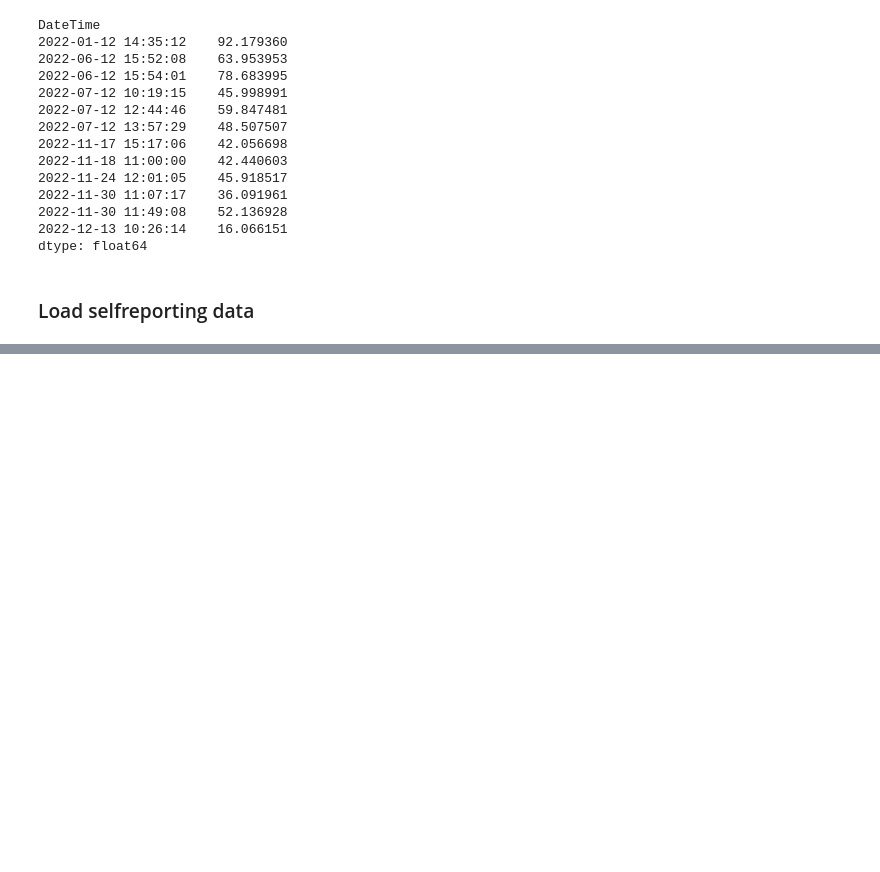
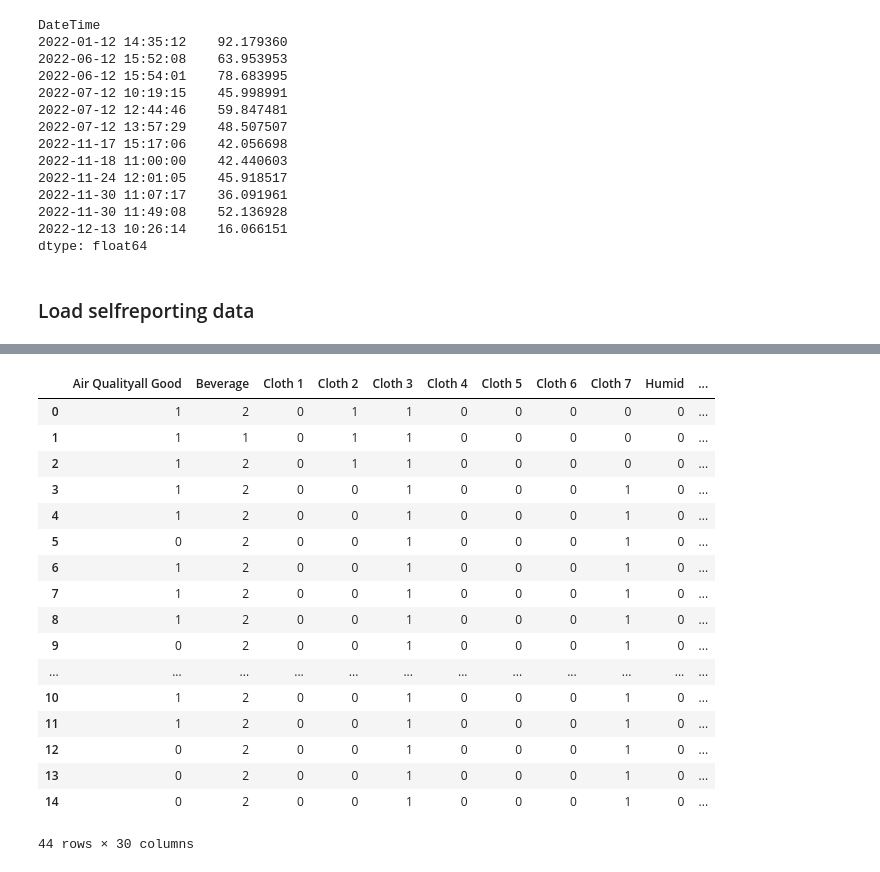
Before and after one commit to AvansETI/SmartGridAI, a Jupyter notebook: B4B Human Well-being using HRV/b4b-comfort-model/Notebook.ipynb, the cells around one changed output, grey strips where cells are left out. Drawn from its saved outputs; the diff is of its cells as text; code cells hidden in the pictures; blank space fills up the shorter version.

```diff
--- a/B4B Human Well-being using HRV/b4b-comfort-model/Notebook.ipynb
+++ b/B4B Human Well-being using HRV/b4b-comfort-model/Notebook.ipynb
@@ -144,0 +147,3 @@ dfself.head(n=40)
+# %%
+df = dfself
+df
@@ -144,0 +169,35 @@ dfself.head(n=40)
+# %%
+def bool_to_num(val):
+    if val.lower() == "yes": return 1
+    return 0
+# %%
+columns = ["Air Qualityall Good", "Smelly", "Stuffy", "Suffocating", "Humid"]
+for i in columns:
+    df[i] = df[i].apply(lambda x: bool_to_num(x))
+
+for i in range(1, 8):
+    column = f"Cloth {i}"
+    df[column] = df[column].apply(lambda x: bool_to_num(x))
+
+dummies = ["Duration Of Location", "Eat Recent", "Location"]
+df = pd.get_dummies(df, columns=dummies)
+df
+# %% [output]
+|  | Air Qualityall Good | Beverage | Cloth 1 | Cloth 2 | Cloth 3 | Cloth 4 | Cloth 5 | Cloth 6 | Cloth 7 | Humid | ... |
+| 0 | 1 | 2 | 0 | 1 | 1 | 0 | 0 | 0 | 0 | 0 | ... |
+| 1 | 1 | 1 | 0 | 1 | 1 | 0 | 0 | 0 | 0 | 0 | ... |
+| 2 | 1 | 2 | 0 | 1 | 1 | 0 | 0 | 0 | 0 | 0 | ... |
+| 3 | 1 | 2 | 0 | 0 | 1 | 0 | 0 | 0 | 1 | 0 | ... |
+| 4 | 1 | 2 | 0 | 0 | 1 | 0 | 0 | 0 | 1 | 0 | ... |
+| 5 | 0 | 2 | 0 | 0 | 1 | 0 | 0 | 0 | 1 | 0 | ... |
+| 6 | 1 | 2 | 0 | 0 | 1 | 0 | 0 | 0 | 1 | 0 | ... |
+| 7 | 1 | 2 | 0 | 0 | 1 | 0 | 0 | 0 | 1 | 0 | ... |
+| 8 | 1 | 2 | 0 | 0 | 1 | 0 | 0 | 0 | 1 | 0 | ... |
+| 9 | 0 | 2 | 0 | 0 | 1 | 0 | 0 | 0 | 1 | 0 | ... |
+| ... | ... | ... | ... | ... | ... | ... | ... | ... | ... | ... | ... |
+| 10 | 1 | 2 | 0 | 0 | 1 | 0 | 0 | 0 | 1 | 0 | ... |
+| 11 | 1 | 2 | 0 | 0 | 1 | 0 | 0 | 0 | 1 | 0 | ... |
+| 12 | 0 | 2 | 0 | 0 | 1 | 0 | 0 | 0 | 1 | 0 | ... |
+| 13 | 0 | 2 | 0 | 0 | 1 | 0 | 0 | 0 | 1 | 0 | ... |
+| 14 | 0 | 2 | 0 | 0 | 1 | 0 | 0 | 0 | 1 | 0 | ... |
+44 rows × 30 columns
```
Also changed, not shown: parts of 3 cells of this notebook, 4 other files.
